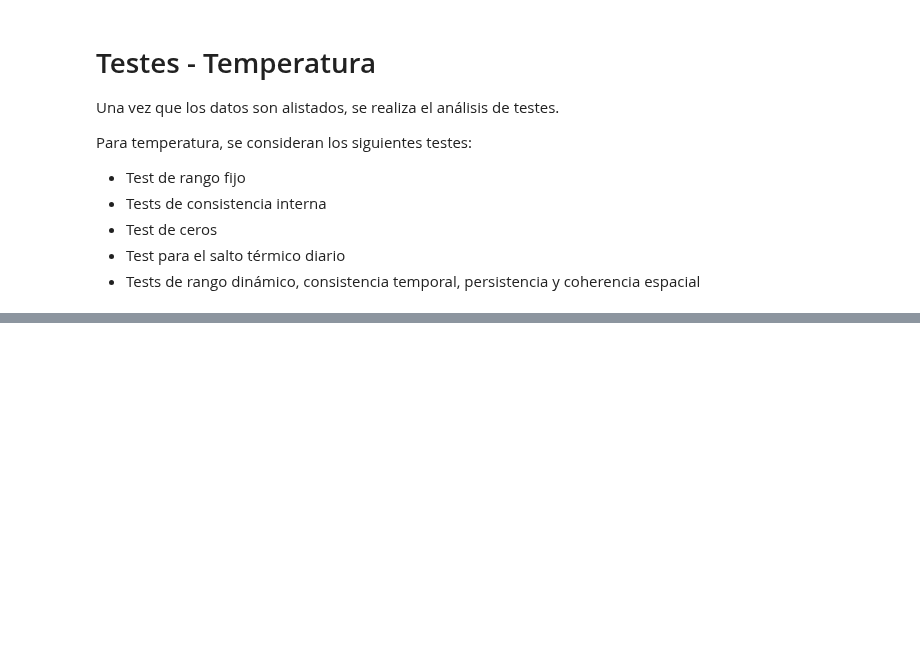
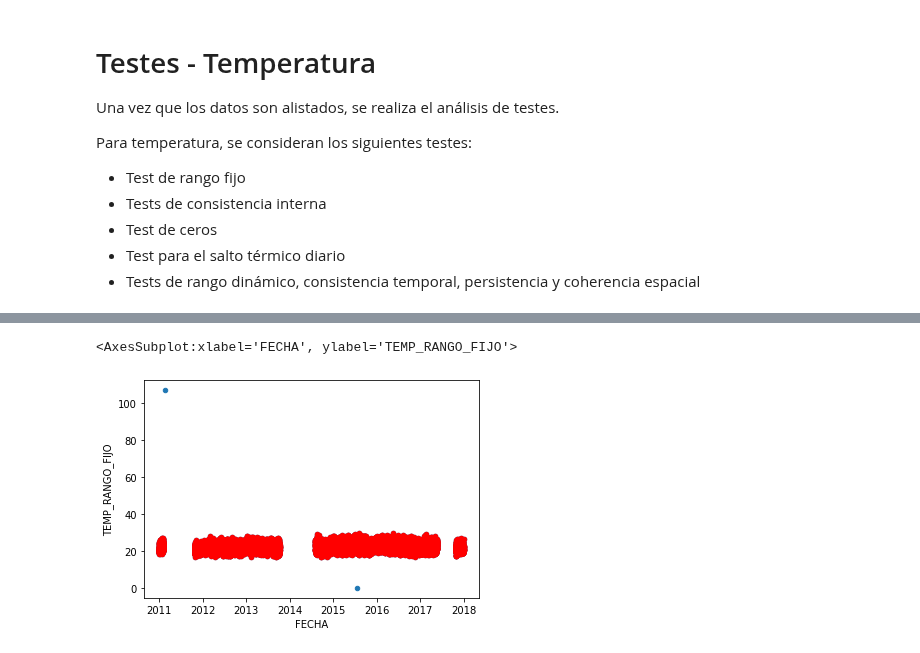
Before and after one commit to chris051091/Seminario-3, a Jupyter notebook: preprocess/src/Testeo Temperatura.ipynb, the cells around one changed output, grey strips where cells are left out. Drawn from its saved outputs; the diff is of its cells as text; code cells hidden in the pictures; blank space fills up the shorter version.

```diff
--- a/preprocess/src/Testeo Temperatura.ipynb
+++ b/preprocess/src/Testeo Temperatura.ipynb
@@ -85,0 +75,6 @@ for col in columns:
+# %%
+ax = dfTemp.plot(kind = 'scatter', x='FECHA', y='TEMP')
+dfTemp.plot(kind = 'scatter', x='FECHA', y='TEMP_RANGO_FIJO', ax=ax, color='red')
+# %% [output]
+<AxesSubplot:xlabel='FECHA', ylabel='TEMP_RANGO_FIJO'>
+[figure, added]
```
Also changed, not shown: parts of 11 cells of this notebook, 1 other file.
